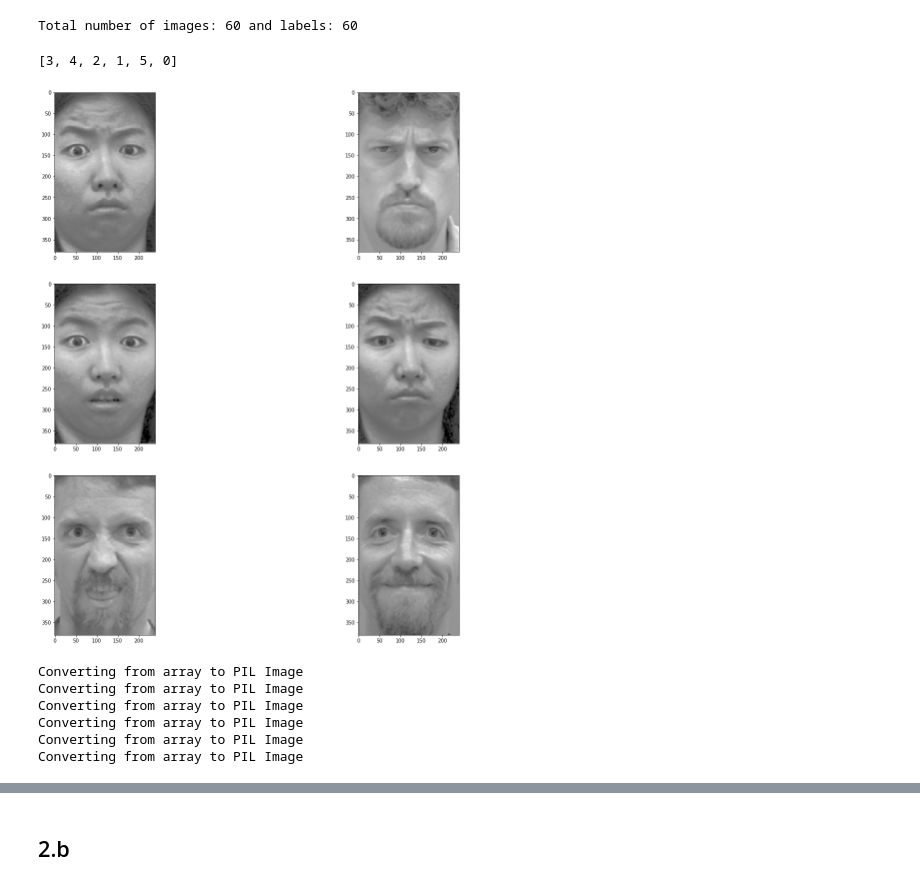
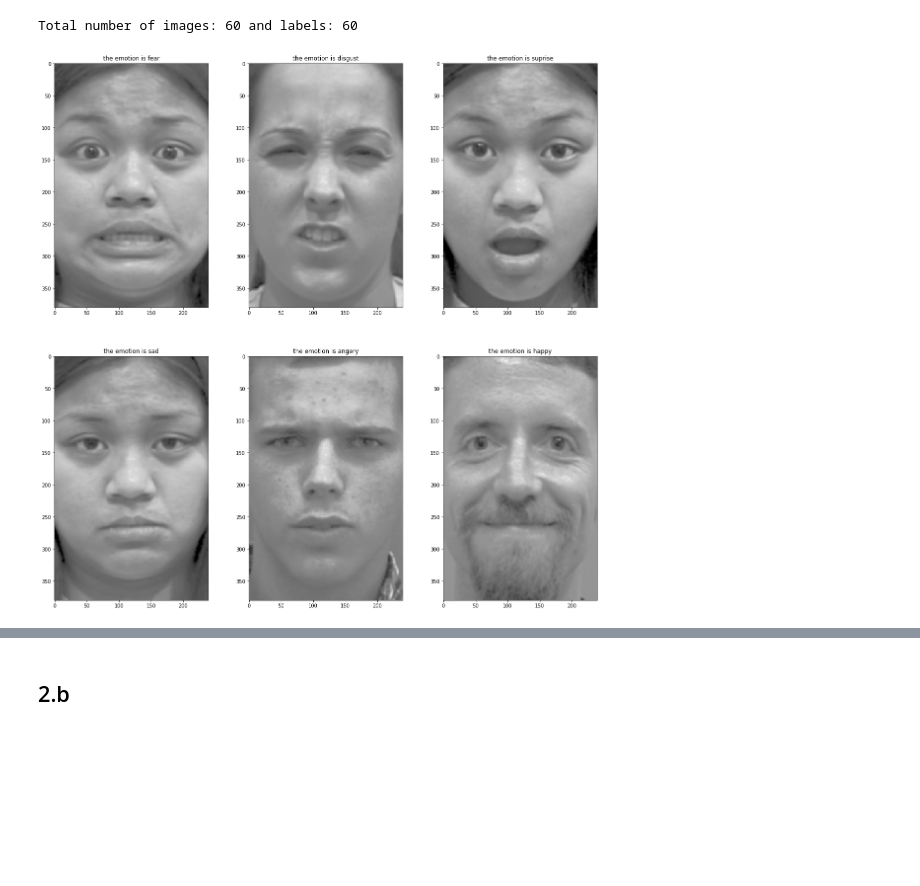
Before and after one commit to zyp5511/CSE253, a Jupyter notebook: hw1_2_1.ipynb, the cells around one changed output, grey strips where cells are left out. Drawn from its saved outputs; the diff is of its cells as text; code cells hidden in the pictures; blank space fills up the shorter version.

```diff
--- a/hw1_2_1.ipynb
+++ b/hw1_2_1.ipynb
@@ -34,6 +34,7 @@ def shuffle_n_generate_data(train, target):
     train = np.array(train,'float64')
     target = np.array(target)
     ind_list = [i for i in range(length)]
+    shuffle(ind_list)
     shuffle(ind_list)
     train_new  = train[ind_list,:,:]
     target_new = target[ind_list]
@@ -163,15 +164,29 @@ def plot_pca(data):
     MPL.show()
 # %%
 import numpy as np
-images, labels = load_data(data_dir="./CAFE/")
-images_p, labels_p = data_parse(images, labels)
-images,labels= shuffle_n_generate_data(images_p, labels_p)
+images_raw, labels_raw = load_data(data_dir="./CAFE/")
+images, labels = data_parse(images_raw, labels_raw)
+images,labels= shuffle_n_generate_data(images, labels)
 im = np.array(images[:48], 'float64')
 im_re = np.reshape(im, [len(im), -1])
 pca_result,evecs,evals,mean,vari = PCA(im_re, dims_rescaled_data=47)
 # %% [output]
 Total number of images: 60 and labels: 60
 # %%
+def number_to_label(num):
+    if num == 0:
+        return "happy"
+    if num == 1:
+        return "sad"
+    if num == 2:
+        return "suprise"
+    if num == 3:
+        return "fear"
+    if num == 4:
+        return "angery"
+    if num == 5:
+        return "disgust"
+
 def display_six_emotions(images, labels):
     flag = [1]*6
     six_im = []
@@ -180,30 +195,27 @@ def display_six_emotions(images, labels):
         if flag[labels[i]] != 0:
             six_im.append(images[i])
             flag[labels[i]] = 0
-            six_label.append(labels[i])
+            six_label.append(number_to_label(labels[i]))
         if sum(flag)== 0:
             break
     return six_im, six_label
-# %%
-six_label
-# %% [output]
-[3, 4, 2, 1, 5, 0]
 # %%
 six_im,six_label = display_six_emotions(images, labels)
 import numpy as np
 import matplotlib.pyplot as plt
-columns = 2
-rows = 3
+columns = 3
+rows = 2
 fig=plt.figure(figsize=(20, 20))
 for i in range(1, columns*rows +1):
     fig.add_subplot(rows, columns, i)
     plt.imshow(Image.fromarray(six_im[i-1]))
+    plt.title("the emotion is " + str(six_label[i-1]))
 plt.show()
 # %% [output]
-[figure, old version]
+[figure, new version]
 # %%
 evecs_pic = np.reshape(evecs[0:6,:],[6,380,-1])
-def display_face(img):
+def image_normalization(img):
     """ Display the input image and optionally save as a PNG.
 
     Args:
@@ -218,17 +230,4 @@ def display_face(img):
         # normalize the img into 0-255
         img = Image.fromarray(im)
     # Display the image
-    img.show()
-display_face(evecs_pic[0,:,:])
-display_face(evecs_pic[1,:,:])
-display_face(evecs_pic[2,:,:])
-display_face(evecs_pic[3,:,:])
-display_face(evecs_pic[4,:,:])
-display_face(evecs_pic[5,:,:])
+    return img
-# %% [output]
-Converting from array to PIL Image
-Converting from array to PIL Image
-Converting from array to PIL Image
-Converting from array to PIL Image
-Converting from array to PIL Image
-Converting from array to PIL Image
```
Also changed, not shown: parts of 37 cells of this notebook.
